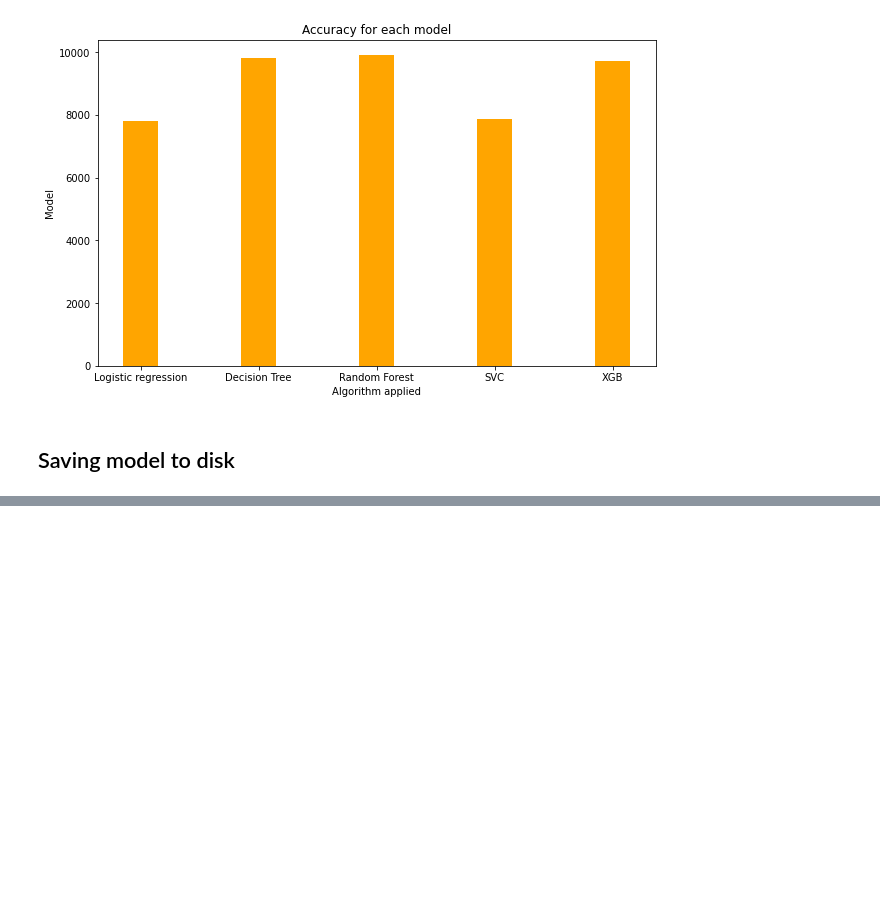
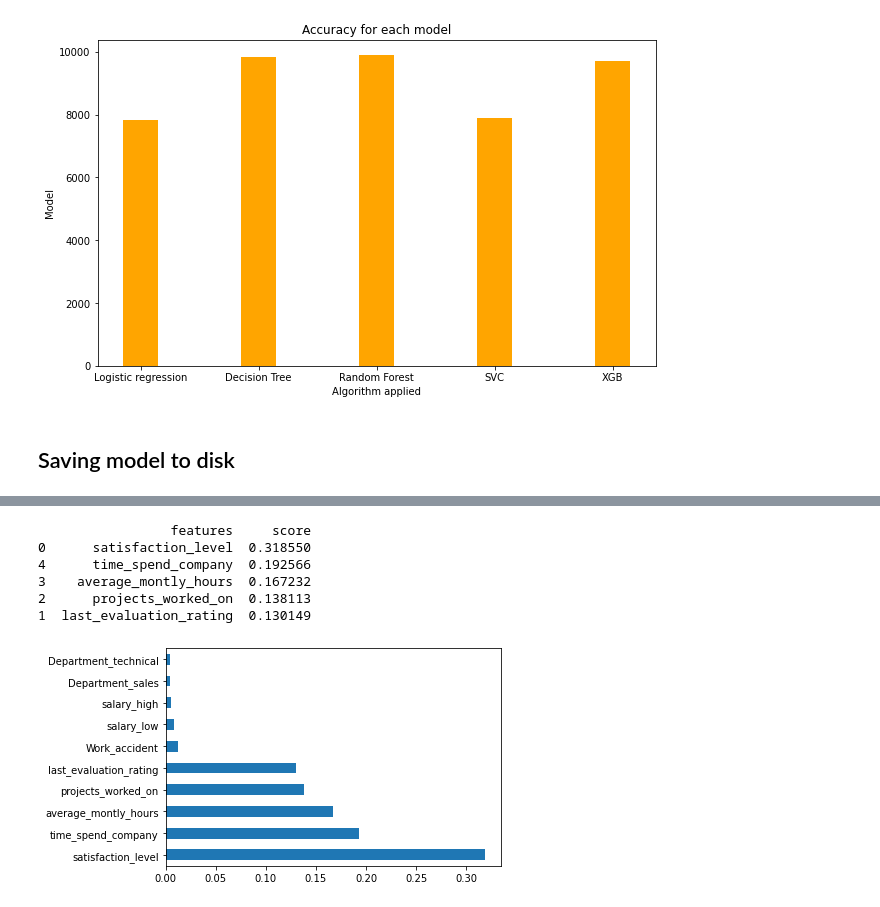
Before and after one commit to oushnik23/PredictEmployeeAttrition_classification, a Jupyter notebook: PredictEmployeeAttrition.ipynb, the cells around one changed output, grey strips where cells are left out. Cells and saved outputs as stored; diff of their text form; code cells hidden in the pictures; blank space fills up the shorter version.

```diff
--- a/PredictEmployeeAttrition.ipynb
+++ b/PredictEmployeeAttrition.ipynb
@@ -362,0 +473,15 @@ model=pickle.load(open('model.pkl','rb'))
+# %%
+print(imp.nlargest(5,'score'))
+# %% [output]
+                 features     score
+0      satisfaction_level  0.318550
+4      time_spend_company  0.192566
+3    average_montly_hours  0.167232
+2      projects_worked_on  0.138113
+1  last_evaluation_rating  0.130149
+# %%
+imp2=pd.Series(rfe.feature_importances_,index=x.columns)
+imp2.nlargest(10).plot(kind='barh')
+plt.show()
+# %% [output]
+[figure, added]
```
Also changed, not shown: parts of 27 cells of this notebook.
